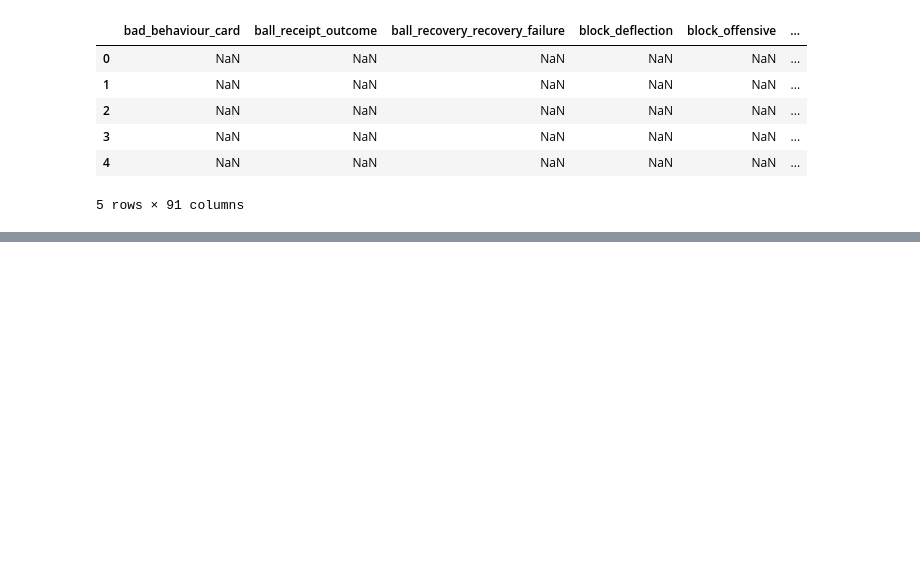
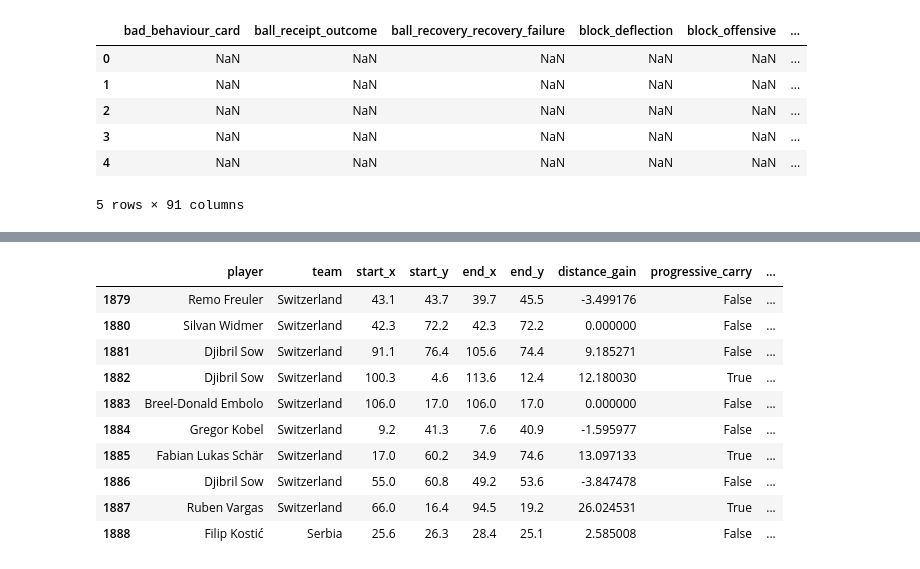
Before and after one commit to ToluAlade17/Football-Data-Models, a Jupyter notebook: Notebooks/01-possession-value.ipynb, the cells around one changed output, grey strips where cells are left out. Drawn from its saved outputs; the diff is of its cells as text; code cells hidden in the pictures; blank space fills up the shorter version.

```diff
--- a/Notebooks/01-possession-value.ipynb
+++ b/Notebooks/01-possession-value.ipynb
@@ -158,0 +164,69 @@ carries.sort_values("distance_gain", ascending=False) [
+# %%
+# Basic Danger flag application (not the model but interpretable features of a carry -
+# ball progression, final third entry, penalty area entry)
+
+carries["progressive_carry"] = carries["distance_gain"] >= 10
+
+carries["entered_final_third"] = (
+    (carries["start_x"] < 80) & (carries["end_x"] >= 80)
+)
+
+start_in_penalty_area = (
+    (carries["start_x"] >= 102) &
+    (carries["start_y"] >= 18) &
+    (carries["start_y"] <= 62)
+)
+
+end_in_penalty_area = (
+    (carries["end_x"] >= 102) &
+    (carries["end_y"] >= 18) &
+    (carries["end_y"] <= 62)
+)
+
+carries["entered_penalty_area"] = (~start_in_penalty_area) & end_in_penalty_area
+
+carries[
+    [
+        "player",
+        "team",
+        "start_x",
+        "start_y",
+        "end_x",
+        "end_y",
+        "distance_gain",
+        "progressive_carry",
+        "entered_final_third",
+        "entered_penalty_area"
+    ]
+].head(10)
+
+
+carries[
+    ["progressive_carry", "entered_final_third", "entered_penalty_area"]
+].mean()
+
+carries.sort_values("distance_gain", ascending = False)[
+    [
+    "player",
+    "team",
+    "distance_gain",
+    "progressive_carry",
+    "entered_final_third",
+    "entered_penalty_area"
+    ]
+].head(15)
+
+# Current thresholds seem suitable with progressive carries being rare and even so with
+# final third and penalty enteries. Now have first descriptive dangerous carry framework.
+# %% [output]
+|  | player | team | start_x | start_y | end_x | end_y | distance_gain | progressive_carry | ... |
+| 1879 | Remo Freuler | Switzerland | 43.1 | 43.7 | 39.7 | 45.5 | -3.499176 | False | ... |
+| 1880 | Silvan Widmer | Switzerland | 42.3 | 72.2 | 42.3 | 72.2 | 0.000000 | False | ... |
+| 1881 | Djibril Sow | Switzerland | 91.1 | 76.4 | 105.6 | 74.4 | 9.185271 | False | ... |
+| 1882 | Djibril Sow | Switzerland | 100.3 | 4.6 | 113.6 | 12.4 | 12.180030 | True | ... |
+| 1883 | Breel-Donald Embolo | Switzerland | 106.0 | 17.0 | 106.0 | 17.0 | 0.000000 | False | ... |
+| 1884 | Gregor Kobel | Switzerland | 9.2 | 41.3 | 7.6 | 40.9 | -1.595977 | False | ... |
+| 1885 | Fabian Lukas Schär | Switzerland | 17.0 | 60.2 | 34.9 | 74.6 | 13.097133 | True | ... |
+| 1886 | Djibril Sow | Switzerland | 55.0 | 60.8 | 49.2 | 53.6 | -3.847478 | False | ... |
+| 1887 | Ruben Vargas | Switzerland | 66.0 | 16.4 | 94.5 | 19.2 | 26.024531 | True | ... |
+| 1888 | Filip Kostić | Serbia | 25.6 | 26.3 | 28.4 | 25.1 | 2.585008 | False | ... |
```
Also changed, not shown: parts of 4 cells of this notebook.
